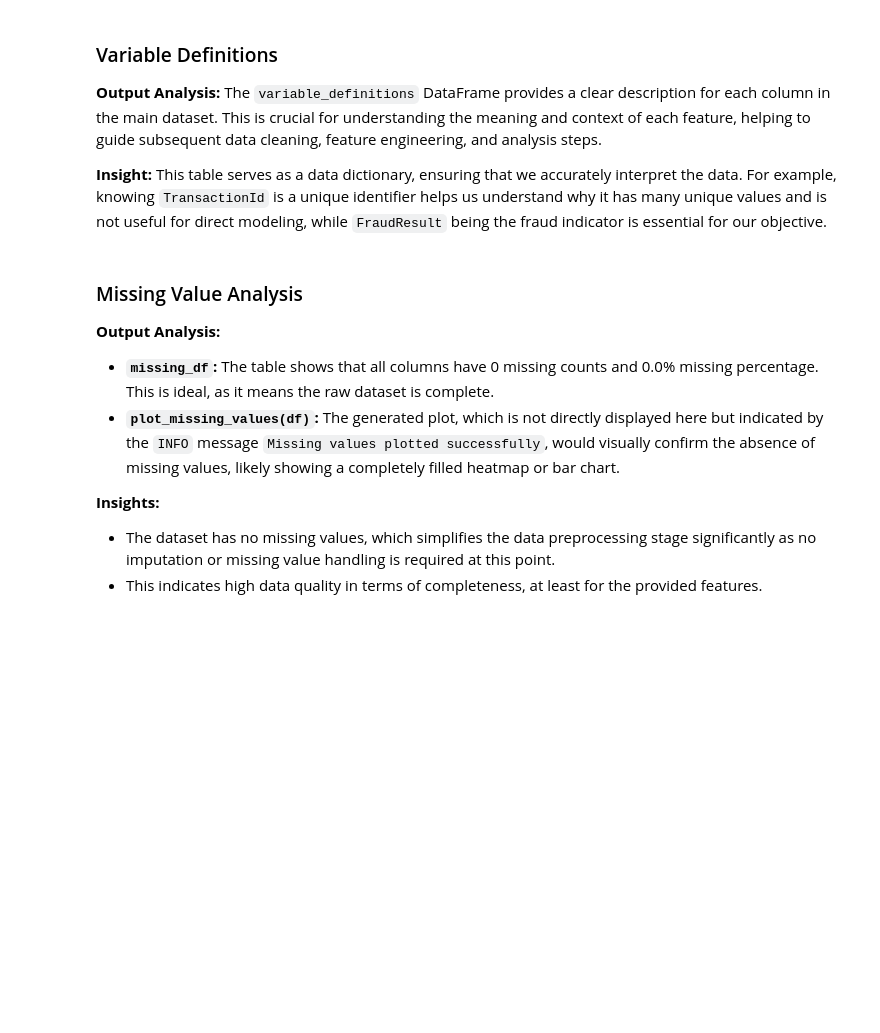
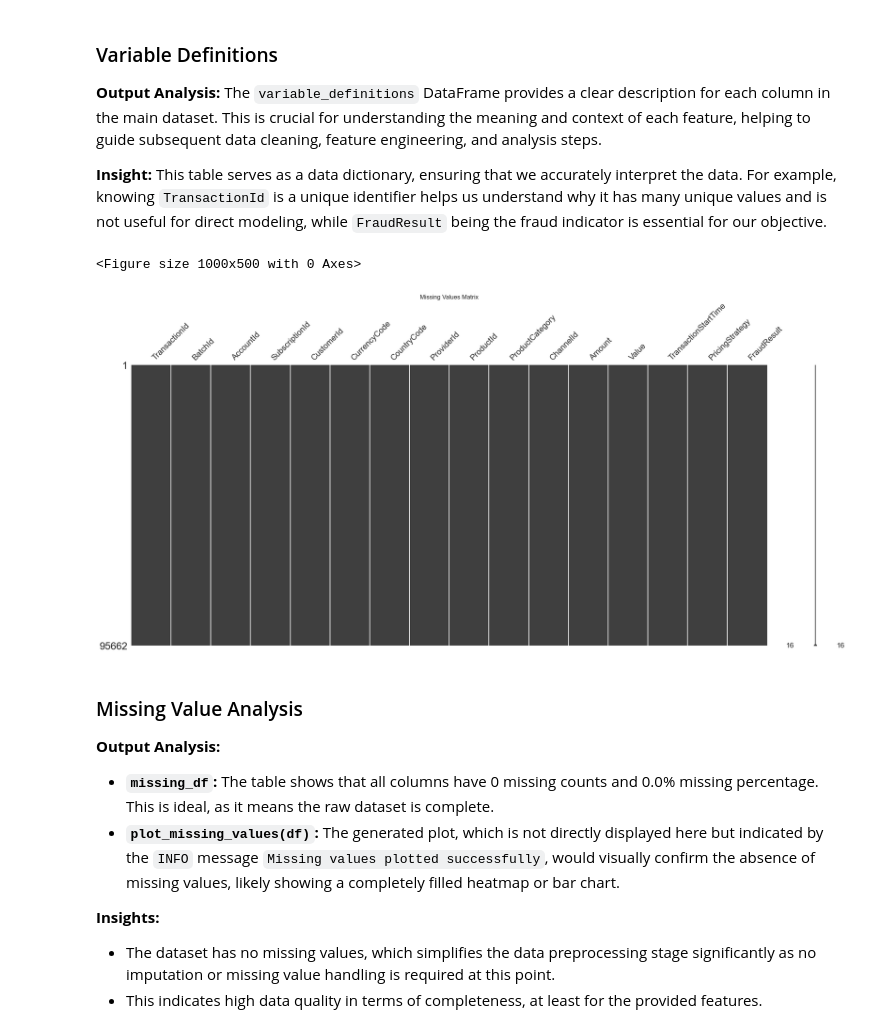
Before and after one commit to edent4313-star/credit-risk-model, a Jupyter notebook: notebooks/eda_final.ipynb, the cells around one changed output. Saved outputs shown, nothing was run; the diff lists cells and outputs as text; code cells hidden in the pictures; blank space fills up the shorter version.

```diff
--- a/notebooks/eda_final.ipynb
+++ b/notebooks/eda_final.ipynb
@@ -82,11 +109,22 @@ print(variable_definitions.head())
 
 **Insight:** This table serves as a data dictionary, ensuring that we accurately interpret the data. For example, knowing `TransactionId` is a unique identifier helps us understand why it has many unique values and is not useful for direct modeling, while `FraudResult` being the fraud indicator is essential for our objective.
 # %%
-missing_df = get_missing_values(df)
+'''missing_df = get_missing_values(df)
 
 print(missing_df.head(5))
 
-plot_missing_values(df)
+plot_missing_values(df)'''
+
+import missingno as msno
+import matplotlib.pyplot as plt
+
+plt.figure(figsize=(10,5))
+msno.matrix(df)
+plt.title("Missing Values Matrix")
+plt.show()
+# %% [output]
+<Figure size 1000x500 with 0 Axes>
+[figure, added]
 # %% [markdown]
 ### Missing Value Analysis
 
```
Also changed, not shown: parts of 15 cells of this notebook.
